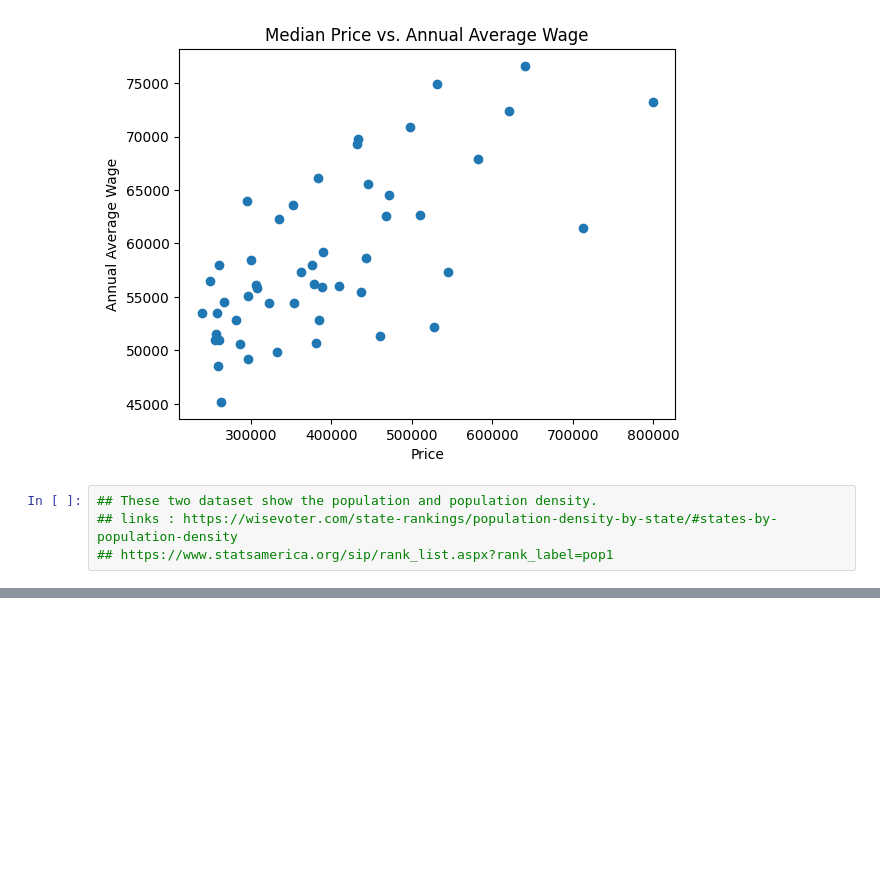
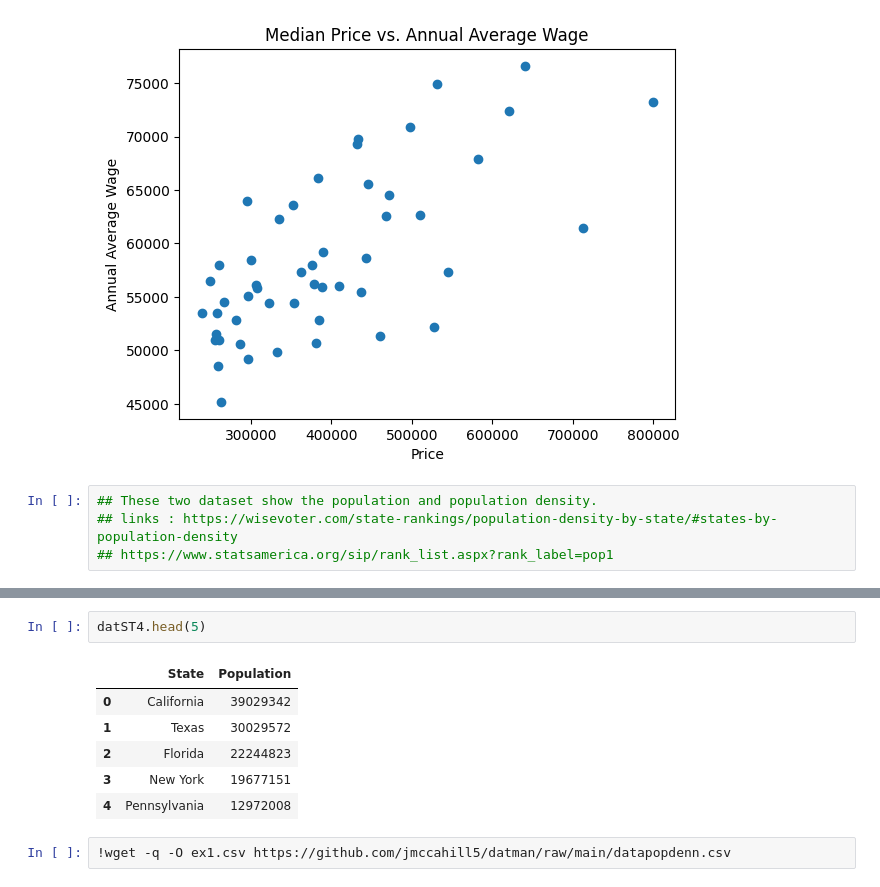
Before and after one commit to jmccahill5/datman, a Jupyter notebook: PS3.ipynb, the cells around one changed output, grey strips where cells are left out. Cells and saved outputs as stored; diff of their text form; blank space fills up the shorter version.

```diff
--- a/PS3.ipynb
+++ b/PS3.ipynb
@@ -402,0 +417,11 @@ UnicodeDecodeError: ignored
+# %%
+datST4.head(5)
+# %% [output]
+|  | State | Population |
+| 0 | California | 39029342 |
+| 1 | Texas | 30029572 |
+| 2 | Florida | 22244823 |
+| 3 | New York | 19677151 |
+| 4 | Pennsylvania | 12972008 |
+# %%
+!wget -q -O ex1.csv https://github.com/jmccahill5/datman/raw/main/datapopdenn.csv
```
Also changed, not shown: parts of 9 cells of this notebook.
